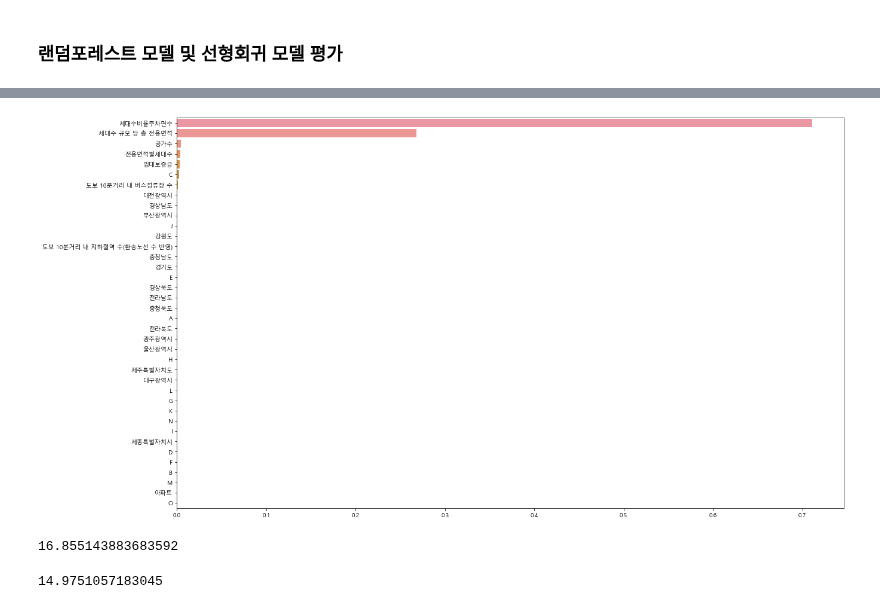
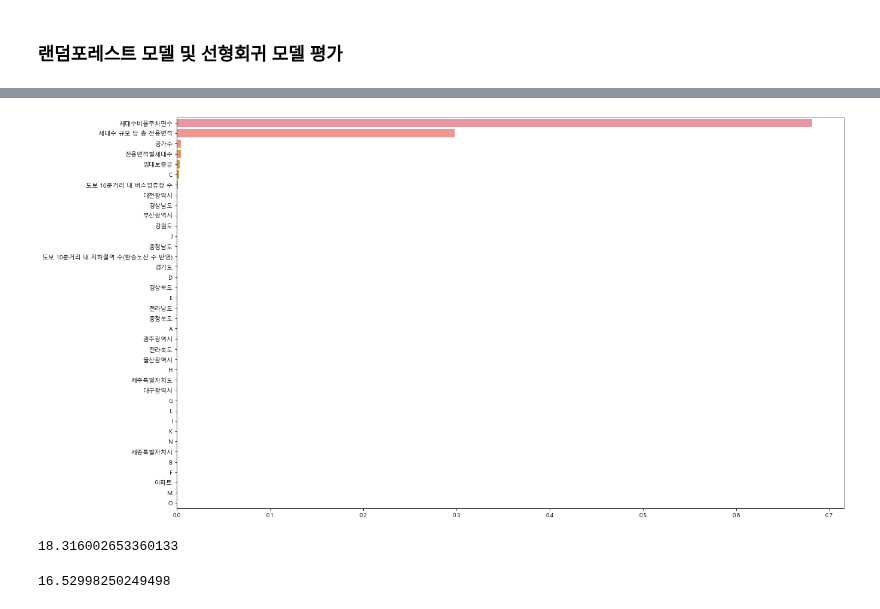
Before and after one commit to hyunjun33/Parking_demand_prediction, a Jupyter notebook: final source code/01_ridge_base_model.ipynb, the cells around one changed output, grey strips where cells are left out. Cells and saved outputs as stored; diff of their text form; code cells hidden in the pictures.

```diff
--- a/final source code/01_ridge_base_model.ipynb
+++ b/final source code/01_ridge_base_model.ipynb
@@ -18,7 +18,8 @@ mpl.rcParams['axes.unicode_minus'] = False
 # %%
 # 데이터 셋 불러오기
 
-train = pd.read_csv("../../../data/dacon_parking_demand_dataset/train.csv")
-test = pd.read_csv("../../../data/dacon_parking_demand_dataset/test.csv")
-sub = pd.read_csv("../../../data/dacon_parking_demand_dataset/sample_submission.csv")
-age = pd.read_csv("../../../data/dacon_parking_demand_dataset/age_gender_info.csv")
+X_train_df_log = pd.read_csv("./data/X_train_df_log.csv")
+X_test_df_log = pd.read_csv("./data/X_test_df_log.csv")
+y_train_df_log = pd.read_csv("./data/y_train_df_log.csv")
+test_df = pd.read_csv("./data/test_without_error.csv")
+sub = pd.read_csv("./data/sample_submission.csv")
@@ -491,9 +26,3 @@ X_train_df_sel
-# %%
-# 데이터 셋에 로그 정규화를 적용하여, 데이터 셋의 스케일 조정 및 정규분포화
-
-X_train_df_log = X_train_df_sel.apply(lambda x: np.log1p(x))
-X_test_df_log = X_test_df_sel.apply(lambda x: np.log1p(x))
-y_train_df_log = y_train_df.apply(lambda x: np.log1p(x))
 # %% [markdown]
 ### Linear Regression Model Hyper parameter tuning with GridSearchCV
 # %%
@@ -585,13 +102,13 @@ sub_df
 # %%
 importance = model.feature_importances_
-feature_importance = pd.Series(data=importance, index=X_train_df_sel.columns)
+feature_importance = pd.Series(data=importance, index=X_train_df_log.columns)
 feature_importance = feature_importance.sort_values(ascending=False)
 
 plt.figure(figsize=(20, 12))
 sns.barplot(x=feature_importance, y=feature_importance.index)
 plt.show()
 # %% [output]
-[figure, old version]
+[figure, new version]
 # %%
 # 라쏘 모델 예측 성능 평가
 
@@ -604,7 +121,7 @@ pred = lasso_model.predict(X_test)
 
 mean_absolute_error(np.expm1(y_test), np.expm1(pred))
 # %% [output]
-16.855143883683592
+18.316002653360133
 # %%
 # 릿지 모델 예측 성능 평가
 
@@ -617,4 +134,4 @@ pred = ridge_model.predict(X_test)
 
 mean_absolute_error(np.expm1(y_test), np.expm1(pred))
 # %% [output]
-14.9751057183045
+16.52998250249498
```
Also changed, not shown: parts of 68 cells of this notebook.
